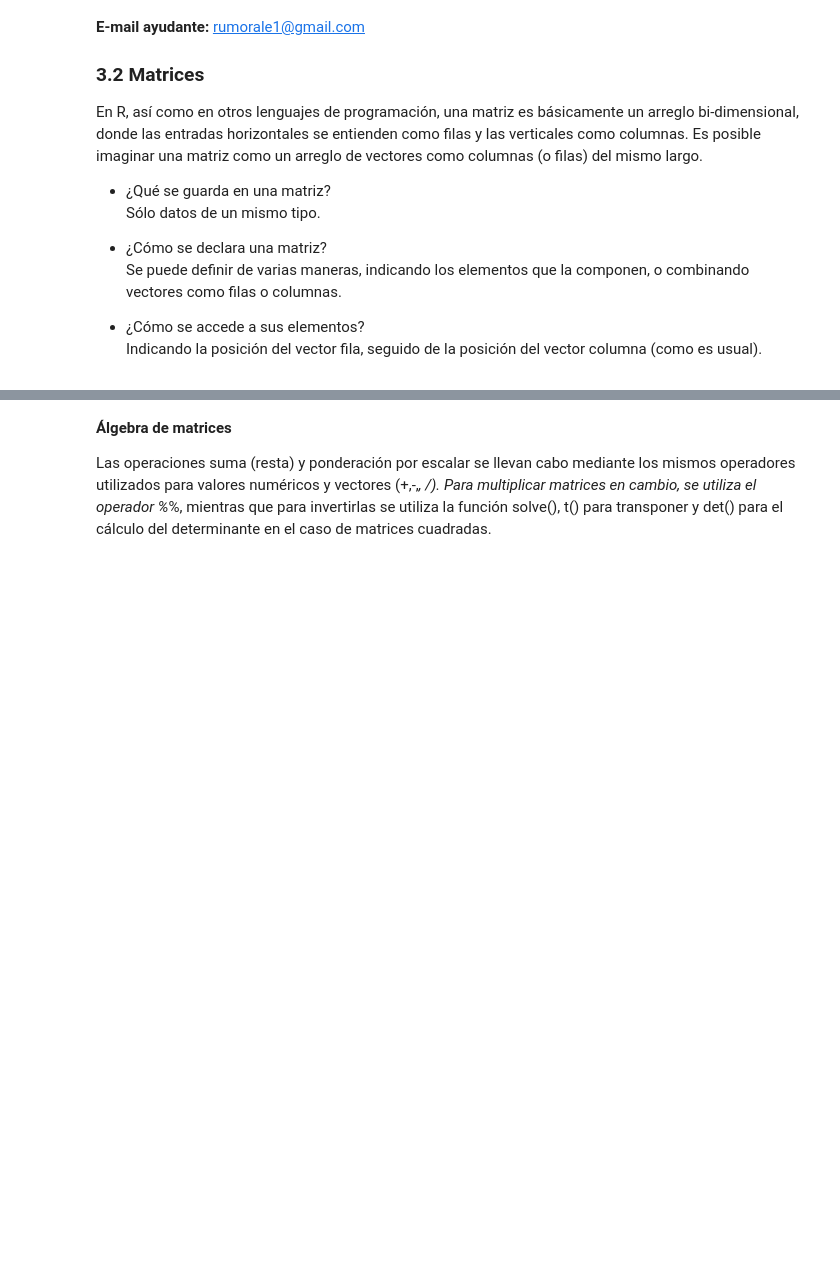
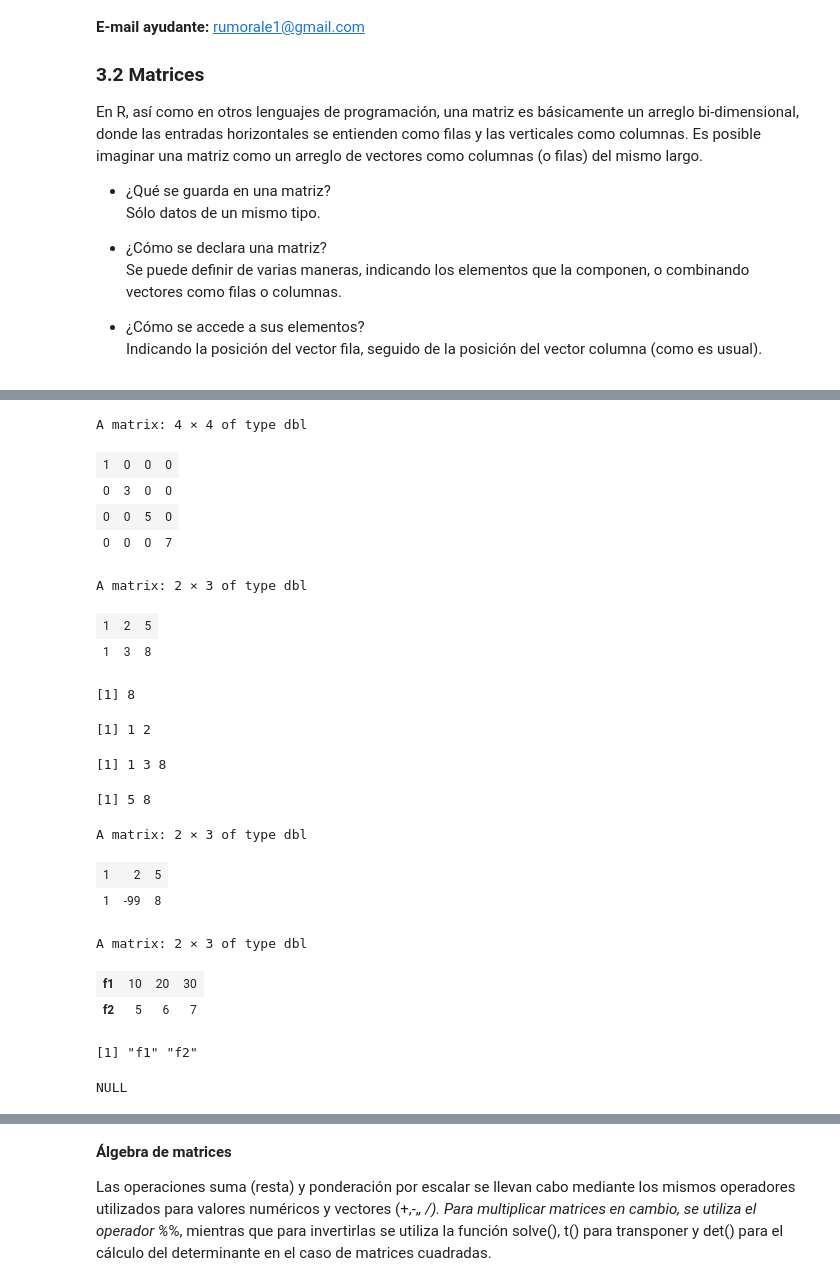
Before and after one commit to majorquev/DBDC_202406_Programacion_en_R_para_ciencia_de_datos, a Jupyter notebook: Clases/C2/Clase_2_01_matrices.ipynb, the cells around one changed output, grey strips where cells are left out. Saved outputs shown, nothing was run; the diff lists cells and outputs as text; code cells hidden in the pictures; blank space fills up the shorter version.

```diff
--- a/Clases/C2/Clase_2_01_matrices.ipynb
+++ b/Clases/C2/Clase_2_01_matrices.ipynb
@@ -47,9 +93,24 @@ B
 # %%
 # función diag para la definición de matrices diagonales
 #?diag
+diag(c(1,3,5,7))
+# %% [output]
+A matrix: 4 × 4 of type dbl
+| 1 | 0 | 0 | 0 |
+| 0 | 3 | 0 | 0 |
+| 0 | 0 | 5 | 0 |
+| 0 | 0 | 0 | 7 |
 # %%
 # Podemos acceder a los elementos de una matriz
 # indicando la posición de la fila y la columna de la casilla correspondiente.
 # Ejemplo:
+A
+# %% [output]
+A matrix: 2 × 3 of type dbl
+| 1 | 2 | 5 |
+| 1 | 3 | 8 |
 # %%
-# quiero rescatar el elemento "(2,1)"
+# quiero rescatar el elemento "(2,3)"
+A[2,3]
+# %% [output]
+[1] 8
@@ -59,8 +117,18 @@ B
+# %%
+
+# CUIDADO:No es lo mismo que
+A[c(2,3)] # No es lo que buscamos. Interpreta la matriz como el vector original que la define.
+# %% [output]
+[1] 1 2
 # %%
 # Para acceder a una fila completa
-
+A[2,]
 
 # Para acceder a una columna completa
+A[,3]
+# %% [output]
+[1] 1 3 8
+[1] 5 8
 # %%
 #Recordemos que podemos actualizar elementos de un vector como:
 
@@ -68,2 +137,8 @@ B
+# %%
+A
+# %% [output]
+A matrix: 2 × 3 of type dbl
+| 1 | 2 | 5 |
+| 1 | -99 | 8 |
 # %%
 # Acceso mediante nombres
@@ -69,0 +146,13 @@ B
+# %%
+M
+# %% [output]
+A matrix: 2 × 3 of type dbl
+| f1 | 10 | 20 | 30 |
+| f2 | 5 | 6 | 7 |
+# %%
+# NOTA: Para rescatar los nombres de filas y columnas
+rownames(M)
+colnames(M)# No hay nombres en las columnas
+# %% [output]
+[1] "f1" "f2"
+NULL
```
Also changed, not shown: parts of 23 cells of this notebook.
